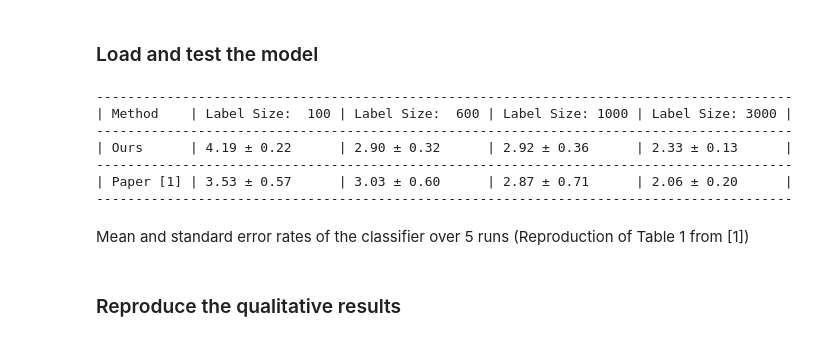
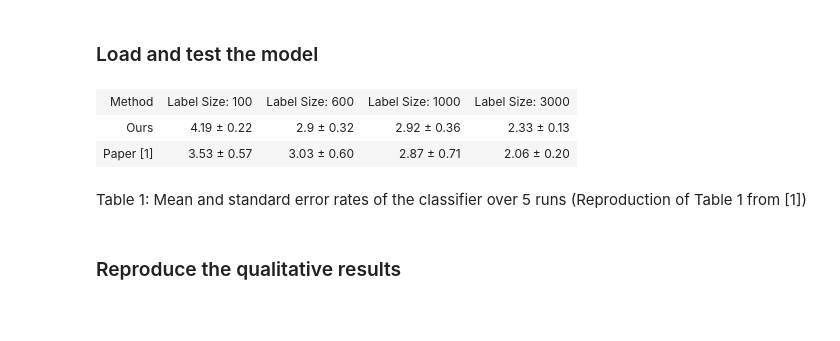
Before and after one commit to sonatbaltaci/marginGAN, a Jupyter notebook: main.ipynb, the cells around one changed output. Saved outputs shown, nothing was run; the diff lists cells and outputs as text; code cells hidden in the pictures; blank space fills up the shorter version.

Commit message:
Updated the table

```diff
--- a/main.ipynb
+++ b/main.ipynb
@@ -270,7 +270,7 @@ for label_size in label_sizes:
         # Reinitialize the iterator
         zipped_loader = zip(cycle(labeled_loader), unlabeled_loader)
 
-        if (epoch+1) % 1 == 0:
+        if (epoch+1) % log_every == 0:
             # Evaluate the model on the validation set
             correct_guesses = marginGAN.eval(valloader)
 
@@ -290,56 +290,48 @@ Number of labeled images: 3000 unlabeled images: 47000
 # %%
 # Create a model instance
 marginGAN = MarginGAN()
 
-# Print the table
-print("-"*89)
-print("| Method",end="    ")
-for label_size in label_sizes:
-    if label_size == 100 or label_size == 600:
-        print("| Label Size: ", label_size, end = " ")
-    else:
-        print("| Label Size:", label_size, end = " ")
-print("|")
-print("-"*89)
-print("| Ours ",end="     ")
+err_hist = []
+var_hist = []
 
 for label_size in label_sizes:
     all_model_paths = model_paths()
     models = all_model_paths[str(label_size)]
     worst_err = 100
     best_err = 0
     acc_hist = []
     # Compute the average, best and worst error rates over 5 runs
     for i in range(5):
         marginGAN.load(models[i])
         correct = marginGAN.eval(testloader)
         acc_hist.append(correct)
 
     # 10,000 test examples in MNIST
     total_samples = 10000
     avg_err = (total_samples - np.mean(acc_hist))/100
     worst_err = (total_samples - min(acc_hist))/100
     best_err = (total_samples - max(acc_hist))/100
 
     # Fill the table
     if abs(avg_err - worst_err) > abs(avg_err - best_err):
-        print("| %.2f" % (avg_err),u"\u00B1","%.2f" % (abs(avg_err-worst_err)),end = "      ")
+        err_hist.append(str(round(avg_err,2)))
+        var_hist.append(str(round(abs(avg_err-worst_err),2)))
     else:
-        print("| %.2f" % (avg_err),u"\u00B1","%.2f" % (abs(avg_err-best_err)),end = "      ")
-print("|\n"+"-"*89)
-print("| Paper [1]",end=" ")
-print("| 3.53 \u00B1 0.57 " + " "*5 + "| 3.03 \u00B1 0.60 " + " "*4 + " | 2.87 \u00B1 0.71 " + " "*4 + " | 2.06 \u00B1 0.20 " + " "*4 + " |")
-print("-"*89)
+        err_hist.append(str(round(avg_err,2)))
+        var_hist.append(str(round(abs(avg_err-best_err),2)))
+
+from IPython.display import HTML, display
+import tabulate
+table = [["Method","Label Size:  100","Label Size:  600","Label Size: 1000","Label Size: 3000"],
+         ["Ours",err_hist[0]+" \u00B1 "+var_hist[0],err_hist[1]+" \u00B1 "+var_hist[1],err_hist[2]+" \u00B1 "+var_hist[2],err_hist[3]+" \u00B1 "+var_hist[3]],
+         ["Paper [1]","3.53 \u00B1 0.57","3.03 \u00B1 0.60","2.87 \u00B1 0.71","2.06 \u00B1 0.20"]]
+display(HTML(tabulate.tabulate(table, tablefmt='html',floatfmt=".2f")))
 # %% [output]
------------------------------------------------------------------------------------------
-| Method    | Label Size:  100 | Label Size:  600 | Label Size: 1000 | Label Size: 3000 |
------------------------------------------------------------------------------------------
-| Ours      | 4.19 ± 0.22      | 2.90 ± 0.32      | 2.92 ± 0.36      | 2.33 ± 0.13      |
------------------------------------------------------------------------------------------
-| Paper [1] | 3.53 ± 0.57      | 3.03 ± 0.60      | 2.87 ± 0.71      | 2.06 ± 0.20      |
------------------------------------------------------------------------------------------
+| Method | Label Size: 100 | Label Size: 600 | Label Size: 1000 | Label Size: 3000 |
+| Ours | 4.19 ± 0.22 | 2.9 ± 0.32 | 2.92 ± 0.36 | 2.33 ± 0.13 |
+| Paper [1] | 3.53 ± 0.57 | 3.03 ± 0.60 | 2.87 ± 0.71 | 2.06 ± 0.20 |
 # %% [markdown]
-Mean and standard error rates of the classifier over 5 runs (Reproduction of Table 1 from [1])
+Table 1: Mean and standard error rates of the classifier over 5 runs (Reproduction of Table 1 from [1])
   <br/>
 # %% [markdown]
 ### Reproduce the qualitative results
```
Also changed, not shown: parts of 1 cell of this notebook.
